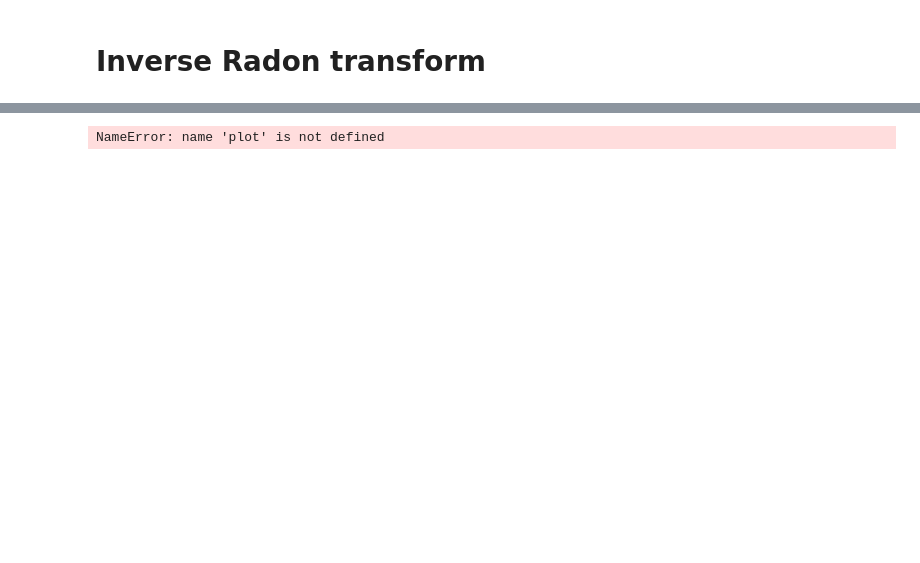
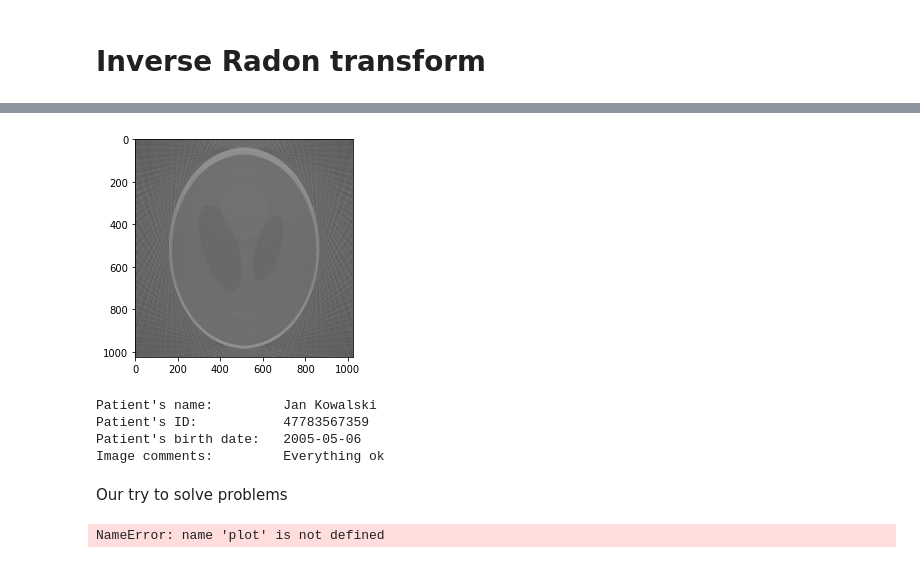
Before and after one commit to HelenaMaslowska/Tomograph, a Jupyter notebook: tk.ipynb, the cells around one changed output, grey strips where cells are left out. Drawn from its saved outputs; the diff is of its cells as text; code cells hidden in the pictures; blank space fills up the shorter version.

Commit message:
save and read dicom file

```diff
--- a/tk.ipynb
+++ b/tk.ipynb
@@ -125,6 +129,7 @@ showImage(radonImage)
 # %%
 import cv2
-def filtering(image, lib):
+
+def filtering(image, lib='numpy'):
 	if (lib == 'opencv'):
 		kernel = np.array([[0, -1, 0], [-1, 5, -1], [0, -1, 0]])
 		img = cv2.filter2D(image, -1, kernel)
@@ -224,3 +230,77 @@ result convolution
+# %%
+import os
+type(invRadonTransform)
+# save as dicom
+filePathDicom = os.path.splitext(imageName)[0] + '_modified.dcm'
+
+from pydicom.dataset import Dataset, FileDataset
+from pydicom.uid import ExplicitVRLittleEndian
+import pydicom._storage_sopclass_uids
+
+from skimage.util import img_as_ubyte
+from skimage.exposure import rescale_intensity
+
+def convert_image_to_ubyte(img):
+    return img_as_ubyte(rescale_intensity(img, out_range=(0.0, 1.0)))
+
+def save_as_dicom(file_name, img, patient_data):
+    img_converted = convert_image_to_ubyte(img)
+    # Populate required values for file meta information
+    meta = Dataset()
+    meta.MediaStorageSOPClassUID = pydicom._storage_sopclass_uids.CTImageStorage
+    meta.MediaStorageSOPInstanceUID = pydicom.uid.generate_uid()
+    meta.TransferSyntaxUID = pydicom.uid.ExplicitVRLittleEndian
+
+    ds = FileDataset(None, {}, preamble=b"\0" * 128)
+    ds.file_meta = meta
+
+    ds.is_little_endian = True
+    ds.is_implicit_VR = False
+
+    ds.SOPClassUID = pydicom._storage_sopclass_uids.CTImageStorage
+    ds.SOPInstanceUID = meta.MediaStorageSOPInstanceUID
+    ds.PatientName = patient_data["PatientName"]
+    ds.PatientID = patient_data["PatientID"]
+    ds.ImageComments = patient_data["ImageComments"]
+    ds.PatientBirthDate = patient_data["PatientBirthDate"]
+    ds.Modality = "CT"
+    ds.SeriesInstanceUID = pydicom.uid.generate_uid()
+    ds.StudyInstanceUID = pydicom.uid.generate_uid()
+    ds.FrameOfReferenceUID = pydicom.uid.generate_uid()
+
+    ds.BitsStored = 8
+    ds.BitsAllocated = 8
+    ds.SamplesPerPixel = 1
+    ds.HighBit = 7
+    ds.ImagesInAcquisition = 1
+    ds.InstanceNumber = 1
+
+    ds.Rows, ds.Columns = img_converted.shape
+    ds.ImageType = r"ORIGINAL\PRIMARY\AXIAL"
+    ds.PhotometricInterpretation = "MONOCHROME2"
+    ds.PixelRepresentation = 0
+
+    pydicom.dataset.validate_file_meta(ds.file_meta, enforce_standard=True)
+    ds.PixelData = img_converted.tobytes()
+    ds.save_as(file_name, write_like_original=False)
+
+save_as_dicom(filePathDicom, invRadonTransform, {"PatientName": "Jan Kowalski", "ImageComments": "Everything ok", "PatientID": "47783567359", "PatientBirthDate": "2005-05-06"})
+dicomImage, _ = loadDicom(filePathDicom)
+ds = pydicom.filereader.dcmread(filePathDicom)
+showImage(dicomImage)
+print("Patient's name: \t" + str(ds.PatientName))
+print("Patient's ID: \t\t" + ds.PatientID)
+print("Patient's birth date: \t" + ds.PatientBirthDate)
+print("Image comments: \t" + ds.ImageComments)
+#print(ds)
+# %% [output]
+[figure, added]
+Patient's name:         Jan Kowalski
+Patient's ID:           47783567359
+Patient's birth date:   2005-05-06
+Image comments:         Everything ok
+# %% [markdown]
+Our try to solve problems
 # %%
 import math
 
```
Also changed, not shown: parts of 10 cells of this notebook, 1 other file.
